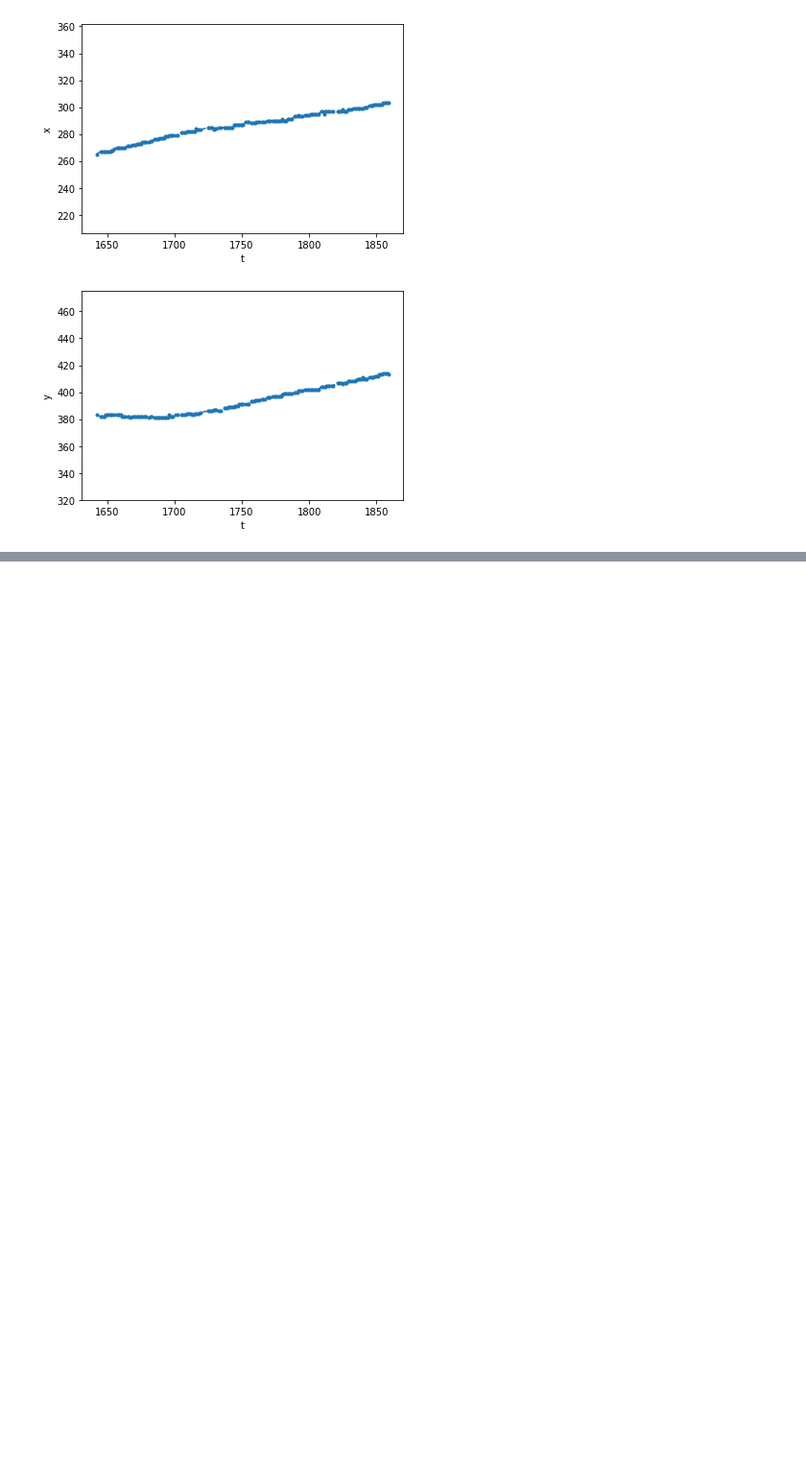
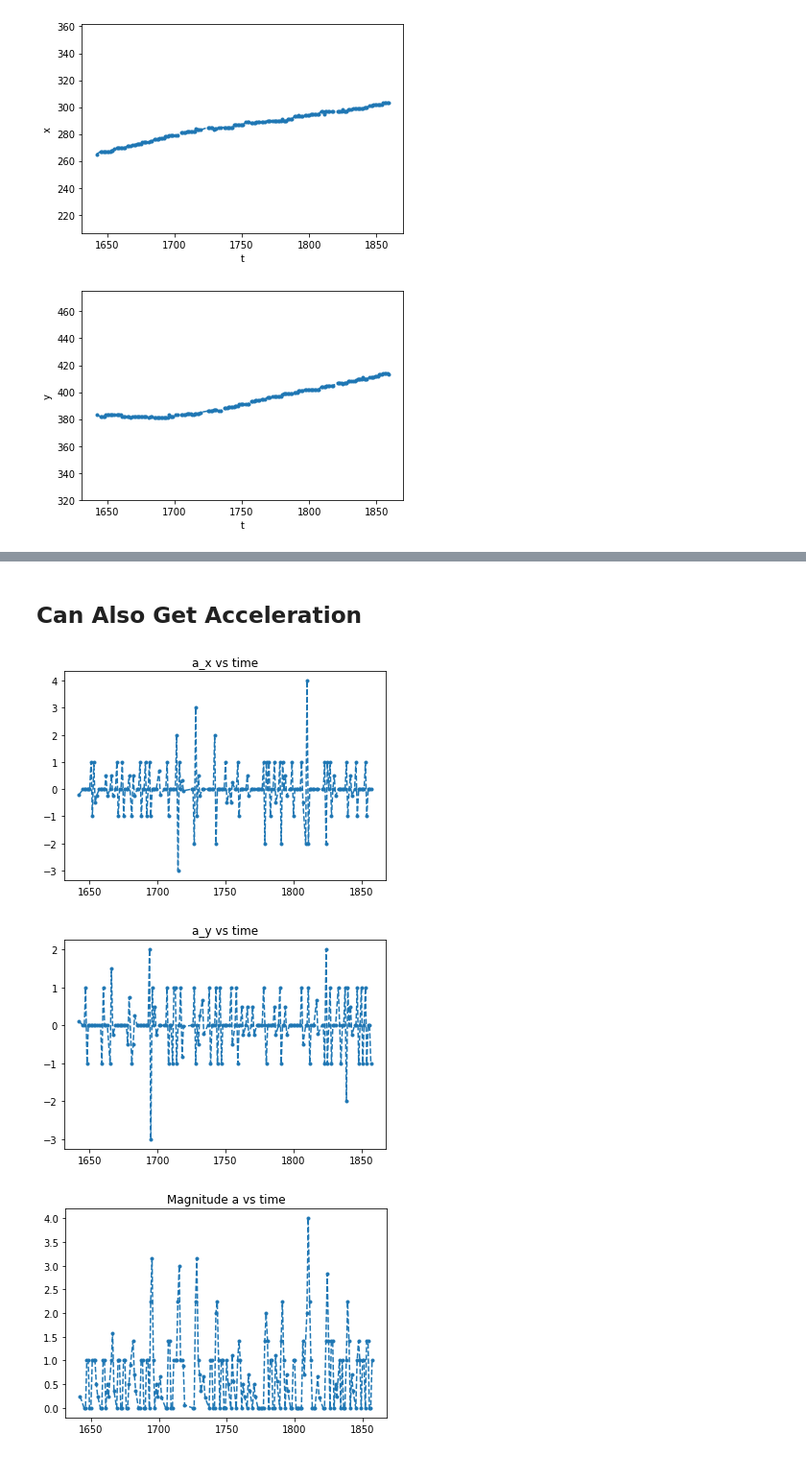
Before and after one commit to BorisZupancic/SummerOfScience2022, a Jupyter notebook: Boris/FiniteDifferencing.ipynb, the cells around one changed output, grey strips where cells are left out. Shown at 96% size. Saved outputs shown, nothing was run; the diff lists cells and outputs as text; code cells hidden in the pictures; blank space fills up the shorter version.

```diff
--- a/Boris/FiniteDifferencing.ipynb
+++ b/Boris/FiniteDifferencing.ipynb
@@ -80,0 +141,31 @@ plt.show()
+# %% [markdown]
+## Can Also Get Acceleration
+# %%
+Delta_v_x = [v_x[i+1]-v_x[i] for i in range(len(v_x)-1)]
+Delta_v_y = [v_y[i+1]-v_y[i] for i in range(len(v_y)-1)]
+Delta_t = Delta_t[0:len(Delta_t)-1]
+
+Delta_v_x = np.array(Delta_v_x)
+Delta_v_y = np.array(Delta_v_y)
+
+a_x = Delta_v_x/Delta_t
+a_y = Delta_v_y/Delta_t
+
+a = np.sqrt(a_x**2+a_y**2)
+
+plt.plot(frame[0:len(frame)-2],a_x, ".--")
+plt.title("a_x vs time")
+plt.show()
+
+plt.plot(frame[0:len(frame)-2],a_y, ".--")
+plt.title("a_y vs time")
+plt.show()
+
+
+plt.plot(frame[0:len(frame)-2],a, ".--")
+plt.title("Magnitude a vs time")
+plt.show()
+# %% [output]
+[figure, added]
+[figure, added]
+[figure, added]
```
Also changed, not shown: parts of 11 cells of this notebook, 2 other files.
